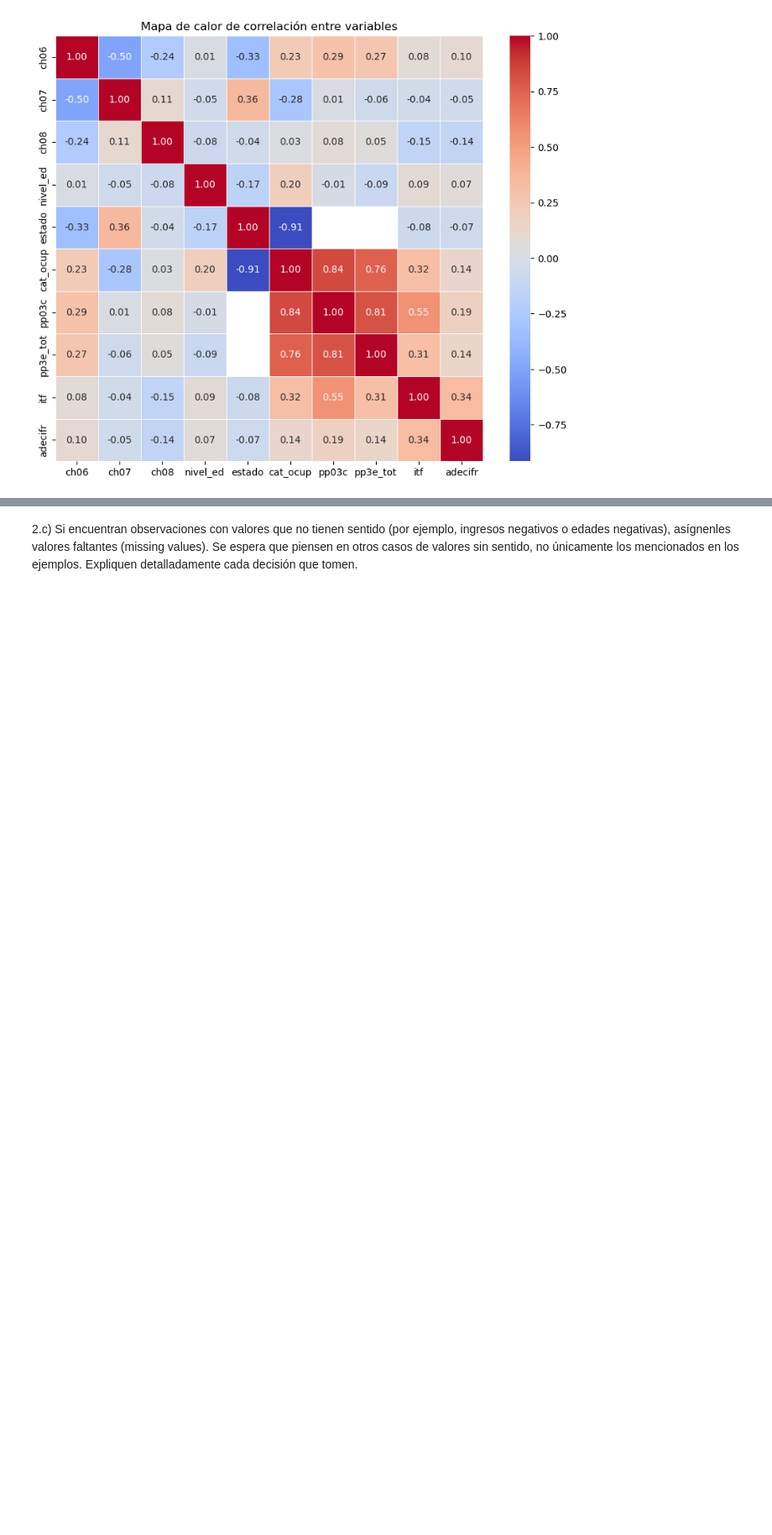
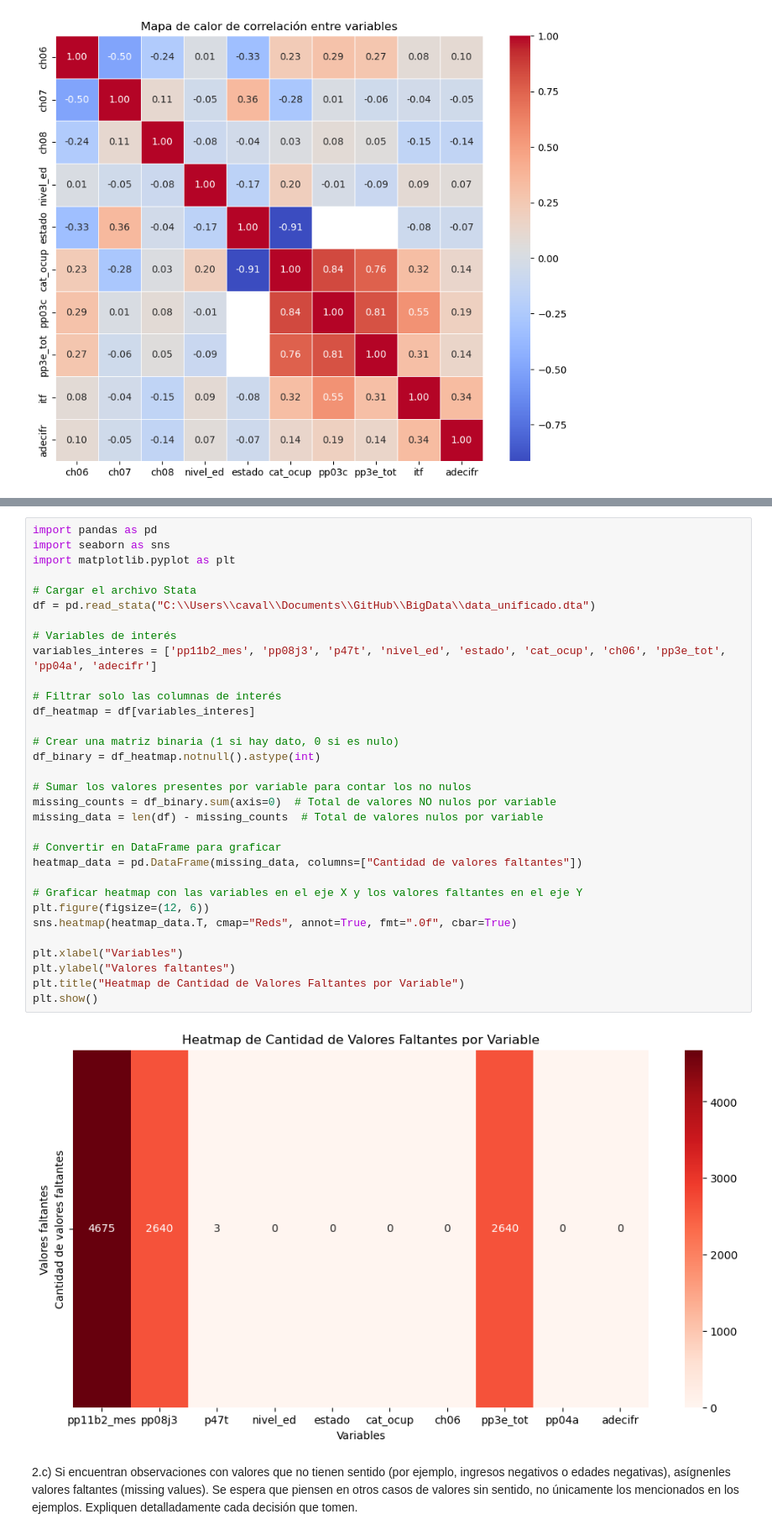
Before and after one commit to tomas-pacheco/BigDataZOE, a Jupyter notebook: Untitled1.ipynb, the cells around one changed output, grey strips where cells are left out. Shown: that part at 84% size. Cells and saved outputs as stored; diff of their text form; blank space fills up the shorter version.

```diff
--- a/Untitled1.ipynb
+++ b/Untitled1.ipynb
@@ -233,2 +257,36 @@ plt.show()
+# %%
+import pandas as pd
+import seaborn as sns
+import matplotlib.pyplot as plt
+
+# Cargar el archivo Stata
+df = pd.read_stata("C:\\Users\\caval\\Documents\\GitHub\\BigData\\data_unificado.dta")
+
+# Variables de interés
+variables_interes = ['pp11b2_mes', 'pp08j3', 'p47t', 'nivel_ed', 'estado', 'cat_ocup', 'ch06', 'pp3e_tot', 'pp04a', 'adecifr']
+
+# Filtrar solo las columnas de interés
+df_heatmap = df[variables_interes]
+
+# Crear una matriz binaria (1 si hay dato, 0 si es nulo)
+df_binary = df_heatmap.notnull().astype(int)
+
+# Sumar los valores presentes por variable para contar los no nulos
+missing_counts = df_binary.sum(axis=0)  # Total de valores NO nulos por variable
+missing_data = len(df) - missing_counts  # Total de valores nulos por variable
+
+# Convertir en DataFrame para graficar
+heatmap_data = pd.DataFrame(missing_data, columns=["Cantidad de valores faltantes"])
+
+# Graficar heatmap con las variables en el eje X y los valores faltantes en el eje Y
+plt.figure(figsize=(12, 6))
+sns.heatmap(heatmap_data.T, cmap="Reds", annot=True, fmt=".0f", cbar=True)
+
+plt.xlabel("Variables")
+plt.ylabel("Valores faltantes")
+plt.title("Heatmap de Cantidad de Valores Faltantes por Variable")
+plt.show()
+# %% [output]
+[figure, added]
 # %% [markdown]
 2.c) Si encuentran observaciones con valores que no tienen sentido (por ejemplo, ingresos negativos o edades negativas), asígnenles valores faltantes (missing values). Se espera que piensen en otros casos de valores sin sentido, no únicamente los mencionados en los ejemplos. Expliquen detalladamente cada decisión que tomen.
```
Also changed, not shown: parts of 7 cells of this notebook, 3 other files.
